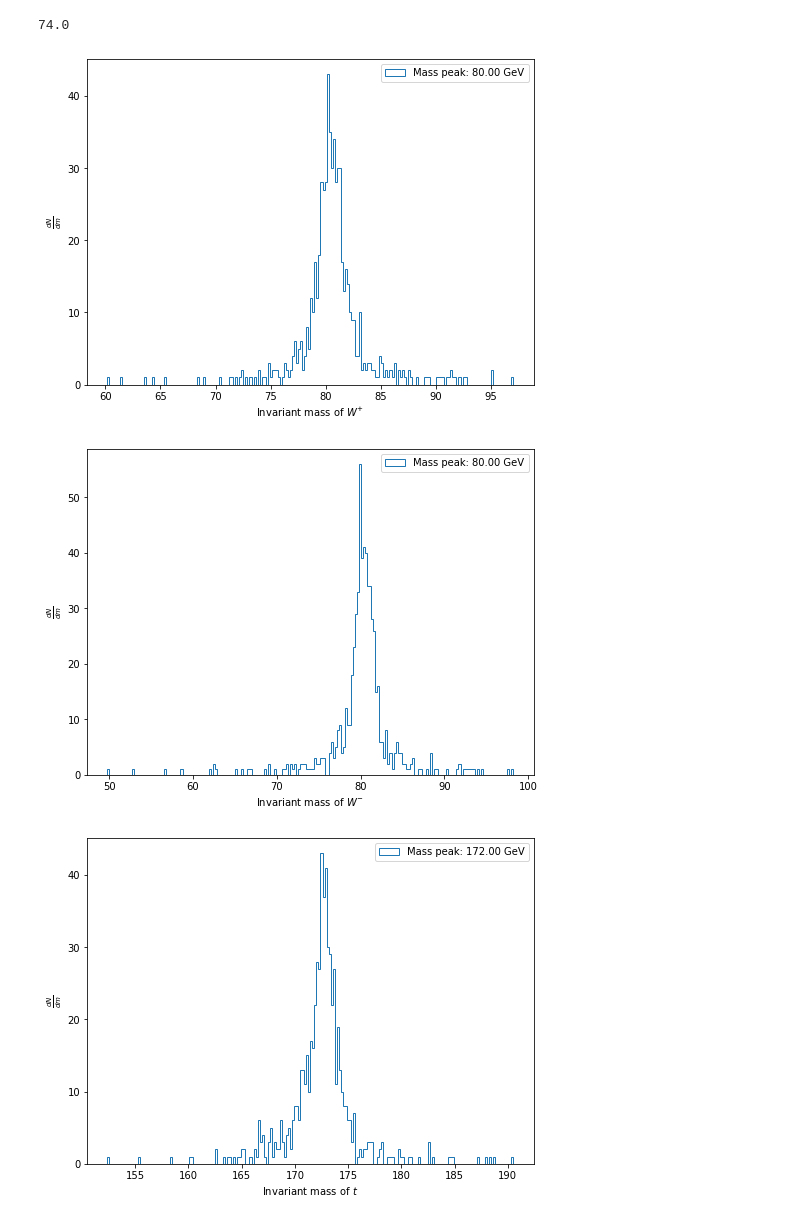
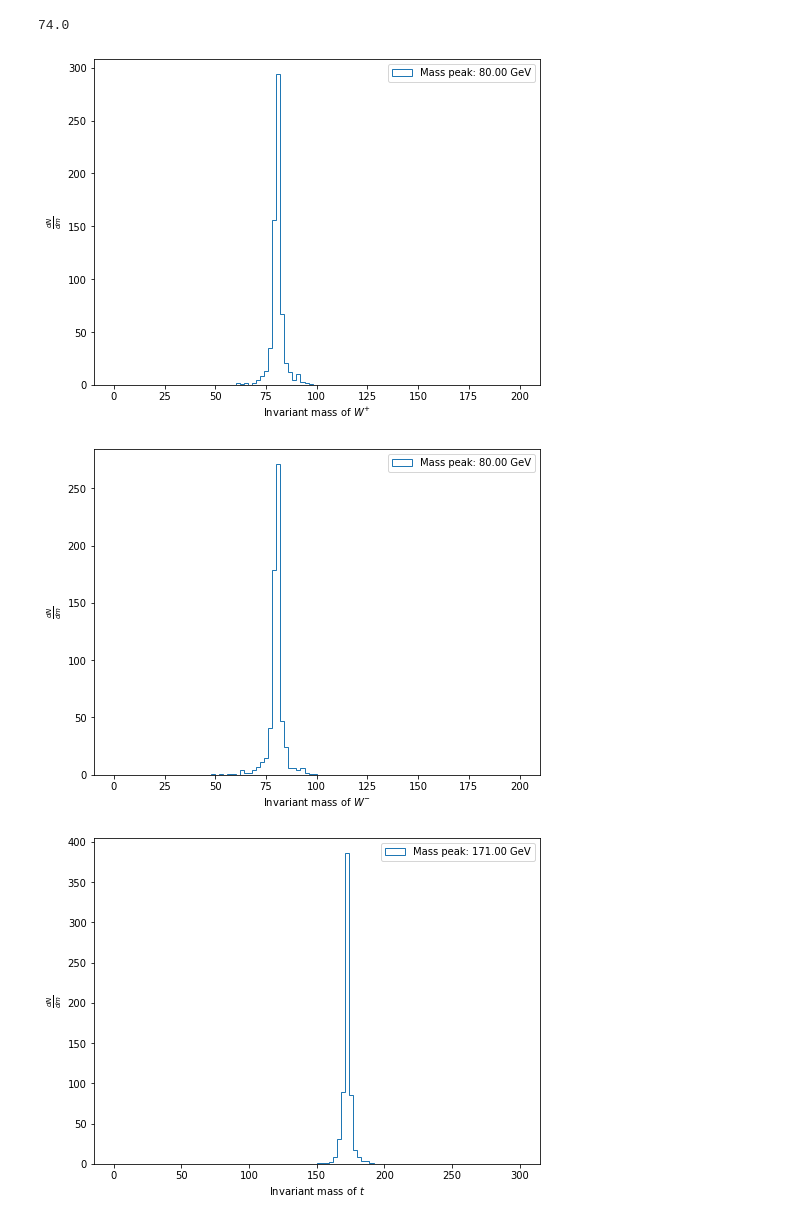
Before and after one commit to mfenton0/HEP-jet-assignment, a Jupyter notebook: analysis_script/demo/hdf5_read_demo.ipynb, the cells around one changed output. Cells and saved outputs as stored; diff of their text form; code cells hidden in the pictures.

```diff
--- a/analysis_script/demo/hdf5_read_demo.ipynb
+++ b/analysis_script/demo/hdf5_read_demo.ipynb
@@ -94,24 +94,37 @@ for i in range(len(N_match_top_in_event)):
         W_plus_inv.append(tmp)
         W_minus_inv.append(tmp_p)
 # %%
-def plot_hist(target, x_label):
+def plot_hist_W(target, x_label):
     plt.figure(figsize=(8,6))
-    height, width = np.histogram(target, bins=200, range=(0,200) )
+    height, width = np.histogram(target, bins=100, range=(0,200) )
     maxi =  height.max()
     idxx = np.where( height == maxi )
-    plt.hist(target, bins = 200 ,histtype='step', label='Mass peak: {0:.2f} GeV'.format( width[int(idxx[0])] ))
+    legend = idxx[0].max()
+    plt.hist(target, bins = 100 ,histtype='step', range=(0,200), label='Mass peak: {0:.2f} GeV'.format( width[legend] ))
     plt.xlabel(x_label)
     plt.ylabel(r'$\frac{dN}{dm}$')
     plt.legend(loc='upper right')
     plt.show()
+
+def plot_hist_top(target, x_label):
+    plt.figure(figsize=(8,6))
+    height, width = np.histogram(target, bins=100, range=(0,300) )
+    maxi =  height.max()
+    idxx = np.where( height == maxi )
+    legend = idxx[0].max()
+    plt.hist(target, bins = 100 ,histtype='step', range=(0,300), label='Mass peak: {0:.2f} GeV'.format( width[legend] ))
+    plt.xlabel(x_label)
+    plt.ylabel(r'$\frac{dN}{dm}$')
+    plt.legend(loc='upper right')
+    plt.show()
 # %%
-plot_hist(W_plus_inv, r'Invariant mass of $W^{+}$')
+plot_hist_W(W_plus_inv, r'Invariant mass of $W^{+}$')
 # %% [output]
-[figure, old version]
+[figure, new version]
 # %%
-plot_hist(W_minus_inv, r'Invariant mass of $W^{-}$')
+plot_hist_W(W_minus_inv, r'Invariant mass of $W^{-}$')
 # %% [output]
-[figure, old version]
+[figure, new version]
 # %%
 top_inv = []
 top_bar_inv = []
@@ -145,9 +158,9 @@ for i in range(len(N_match_top_in_event)):
         tmp = np.sqrt( (e_1 + e_2 + e_3)**2 - (px_1 + px_2 + px_3)**2 - (py_1 + py_2 + py_3)**2 - (pz_1 + pz_2 + pz_3)**2  )
         top_inv.append(tmp)
 # %%
-plot_hist(top_inv, r'Invariant mass of $t$')
+plot_hist_top(top_inv, r'Invariant mass of $t$')
 # %% [output]
-[figure, old version]
+[figure, new version]
 # %%
 for i in range(len(N_match_top_in_event)):
     if N_match_top_in_event[i] == 2:
```
Also changed, not shown: parts of 10 cells of this notebook, 2 other files.
